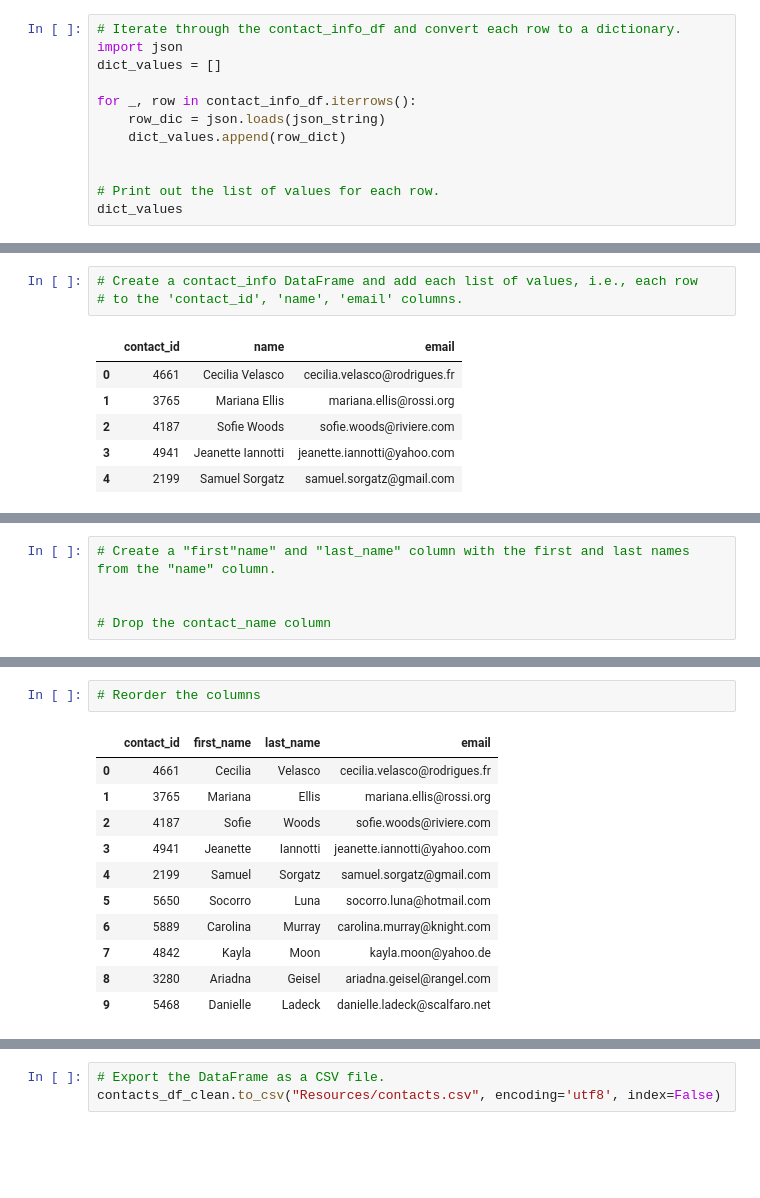
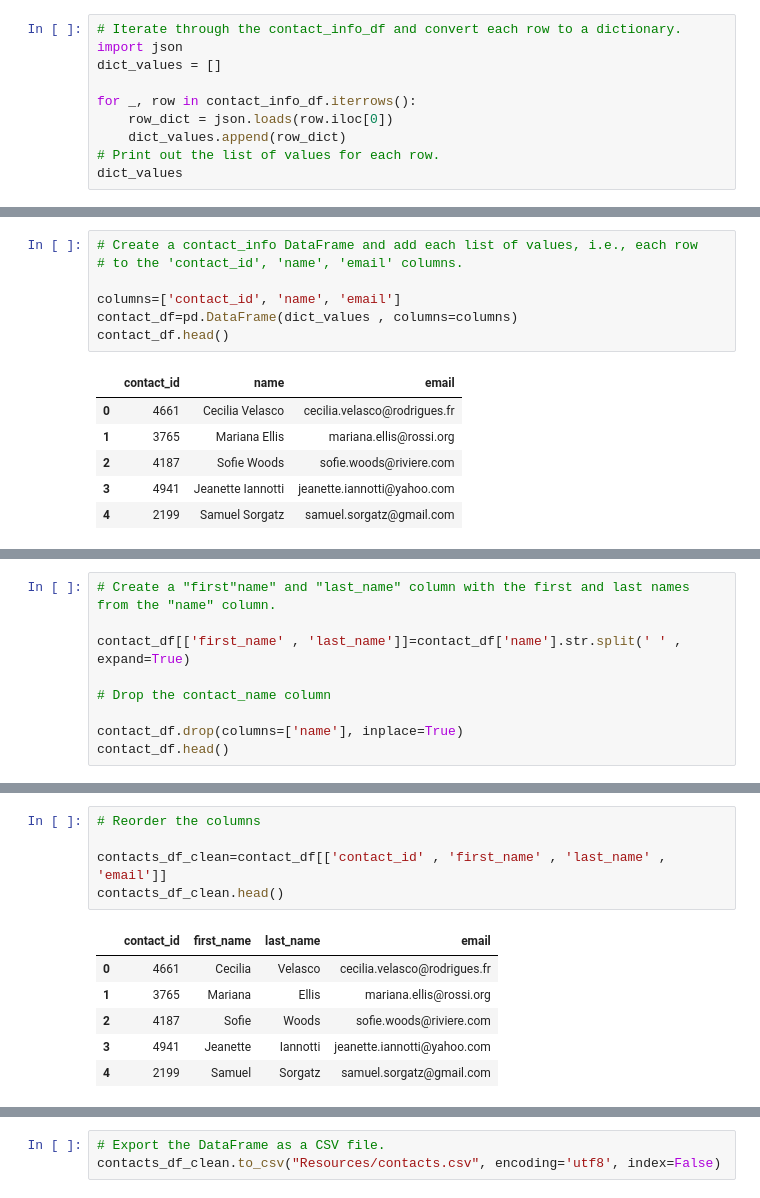
Before and after one commit to jmethao/project_2, a Jupyter notebook: Starter_Files/ETL_Mini_Project_Starter_Code.ipynb, the cells around one changed output, grey strips where cells are left out. Cells and saved outputs as stored; diff of their text form; blank space fills up the shorter version.

```diff
--- a/Starter_Files/ETL_Mini_Project_Starter_Code.ipynb
+++ b/Starter_Files/ETL_Mini_Project_Starter_Code.ipynb
@@ -319,10 +327,8 @@ import json
 dict_values = []
 
 for _, row in contact_info_df.iterrows():
-    row_dic = json.loads(json_string)
+    row_dict = json.loads(row.iloc[0])
     dict_values.append(row_dict)
-
-
 # Print out the list of values for each row.
 dict_values
 # %% [output]
@@ -330,6 +352,10 @@ NameError: name 'json_string' is not defined
 # %%
 # Create a contact_info DataFrame and add each list of values, i.e., each row
 # to the 'contact_id', 'name', 'email' columns.
+
+columns=['contact_id', 'name', 'email']
+contact_df=pd.DataFrame(dict_values , columns=columns)
+contact_df.head()
 # %% [output]
 |  | contact_id | name | email |
 | 0 | 4661 | Cecilia Velasco | cecilia.velasco@rodrigues.fr |
@@ -353,8 +381,12 @@ memory usage: 23.6+ KB
 # %%
 # Create a "first"name" and "last_name" column with the first and last names from the "name" column.
 
+contact_df[['first_name' , 'last_name']]=contact_df['name'].str.split(' ' , expand=True)
 
 # Drop the contact_name column
+
+contact_df.drop(columns=['name'], inplace=True)
+contact_df.head()
 # %% [output]
 |  | contact_id | email | first_name | last_name |
 | 0 | 4661 | cecilia.velasco@rodrigues.fr | Cecilia | Velasco |
@@ -370,16 +397,14 @@ memory usage: 23.6+ KB
 # %%
 # Reorder the columns
+
+contacts_df_clean=contact_df[['contact_id' , 'first_name' , 'last_name' , 'email']]
+contacts_df_clean.head()
 # %% [output]
 |  | contact_id | first_name | last_name | email |
 | 0 | 4661 | Cecilia | Velasco | cecilia.velasco@rodrigues.fr |
 | 1 | 3765 | Mariana | Ellis | mariana.ellis@rossi.org |
 | 2 | 4187 | Sofie | Woods | sofie.woods@riviere.com |
 | 3 | 4941 | Jeanette | Iannotti | jeanette.iannotti@yahoo.com |
 | 4 | 2199 | Samuel | Sorgatz | samuel.sorgatz@gmail.com |
-| 5 | 5650 | Socorro | Luna | socorro.luna@hotmail.com |
-| 6 | 5889 | Carolina | Murray | carolina.murray@knight.com |
-| 7 | 4842 | Kayla | Moon | kayla.moon@yahoo.de |
-| 8 | 3280 | Ariadna | Geisel | ariadna.geisel@rangel.com |
-| 9 | 5468 | Danielle | Ladeck | danielle.ladeck@scalfaro.net |
 # %%
 # Check the datatypes one more time before exporting as CSV file.
```
Also changed, not shown: parts of 23 cells of this notebook.
